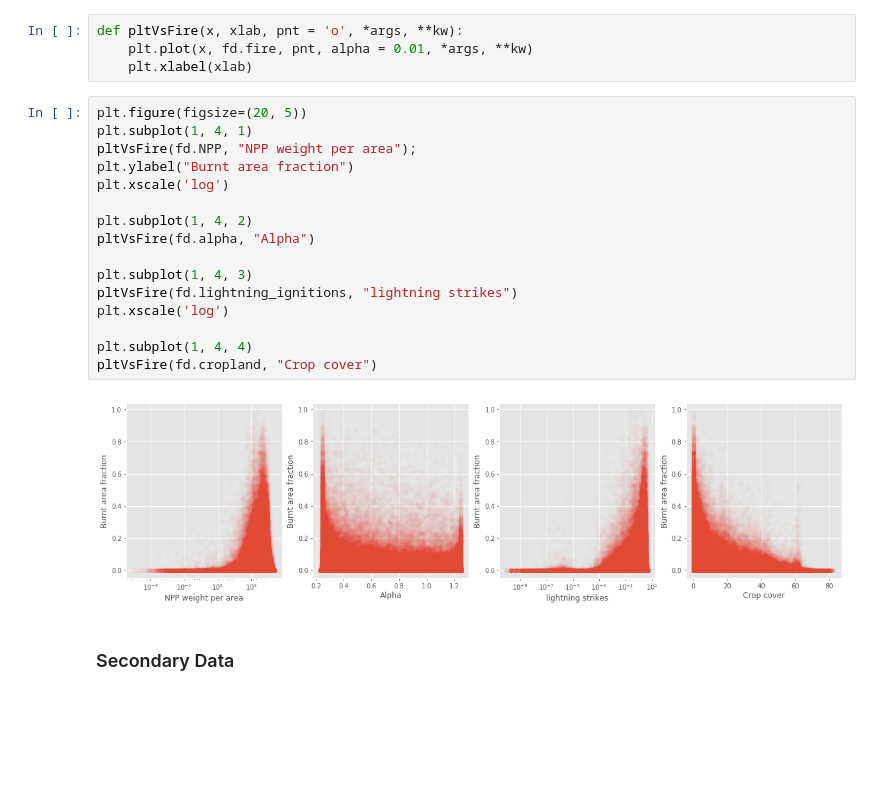
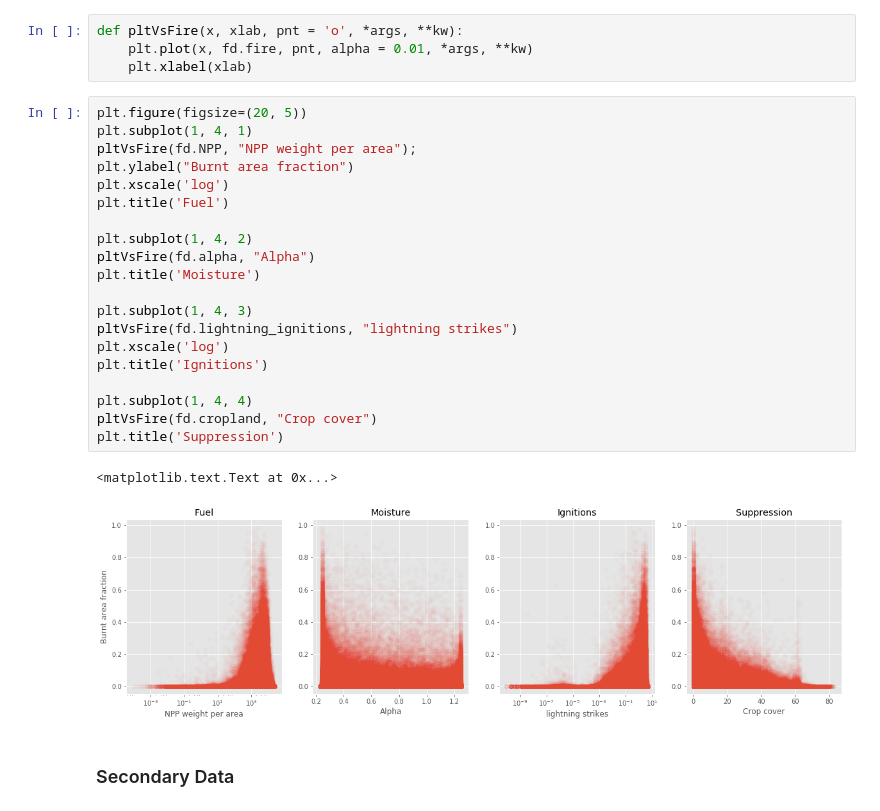
Before and after one commit to rhyswhitley/fire_limitation, a Jupyter notebook: notebooks/data_viz.ipynb, the cells around one changed output. Drawn from its saved outputs; the diff is of its cells as text; blank space fills up the shorter version.

```diff
--- a/notebooks/data_viz.ipynb
+++ b/notebooks/data_viz.ipynb
@@ -107,21 +114,26 @@ def pltVsFire(x, xlab, pnt = 'o', *args, **kw):
 # %%
 plt.figure(figsize=(20, 5))
 plt.subplot(1, 4, 1)
 pltVsFire(fd.NPP, "NPP weight per area");
 plt.ylabel("Burnt area fraction")
 plt.xscale('log')
+plt.title('Fuel')
 
 plt.subplot(1, 4, 2)
 pltVsFire(fd.alpha, "Alpha")
+plt.title('Moisture')
 
 plt.subplot(1, 4, 3)
 pltVsFire(fd.lightning_ignitions, "lightning strikes")
 plt.xscale('log')
+plt.title('Ignitions')
 
 plt.subplot(1, 4, 4)
 pltVsFire(fd.cropland, "Crop cover")
+plt.title('Suppression')
 # %% [output]
+<matplotlib.text.Text at 0x...>
-[figure, old version]
+[figure, new version]
 # %% [markdown]
 ### Secondary Data
 # %%
```
Also changed, not shown: parts of 29 cells of this notebook.
